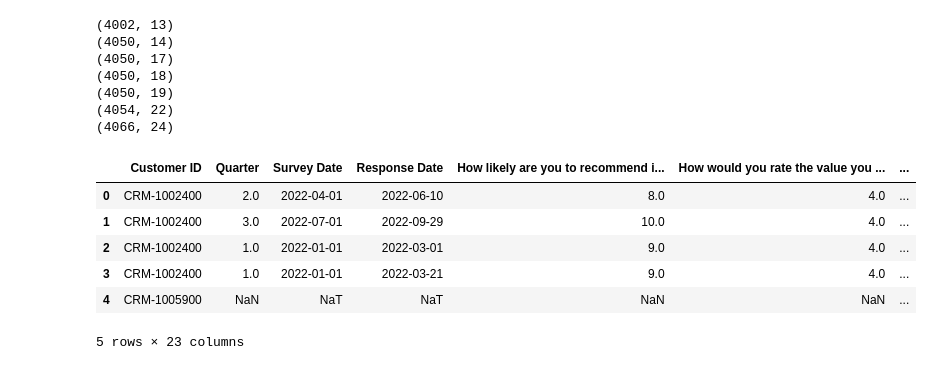
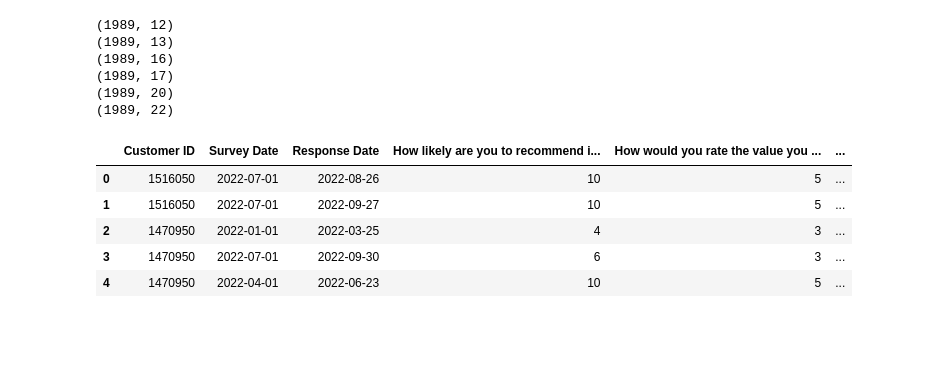
Before and after one commit to EfeDogan/datathon, a Jupyter notebook: main.ipynb, the cells around one changed output. Saved outputs shown, nothing was run; the diff lists cells and outputs as text; code cells hidden in the pictures; blank space fills up the shorter version.

```diff
--- a/main.ipynb
+++ b/main.ipynb
@@ -11,56 +11,57 @@ mrr_data = pd.read_csv('data/Customer_MRR_Data.csv')
 revenue_data = pd.read_csv('data/Customer_Revenue_Data.csv')
 ticket_data = pd.read_csv('data/Help_Ticket_Data.csv')
 interaction_data = pd.read_csv('data/Newsletter_Interaction_Data.csv')
 bugtask_data = pd.read_csv('data/Product_Bug_Task_Data.csv')
 region_data = pd.read_csv('data/RegionAndVertical_Data.csv')
 status_data = pd.read_csv('data/StatusAndLevel_Data.csv')
 
 # change column name on age data
 age_data.rename(columns={'CRM ID':'Customer ID','Customer Age (Months)':'Age'}, inplace=True)
 
-survey_data["order"] = survey_data.groupby("Customer ID").cumcount()
-bugtask_data["order"] = bugtask_data.groupby("Customer ID").cumcount()
+#survey_data["order"] = survey_data.groupby("Customer ID").cumcount()
+#bugtask_data["order"] = bugtask_data.groupby("Customer ID").cumcount()
 
 # merge all datasets
-df = pd.merge(survey_data, age_data, on='Customer ID', how='outer')
+df = pd.merge(survey_data, age_data, on='Customer ID',how='left')
 print(df.shape)
-df = pd.merge(df, mrr_data, on='Customer ID', how='outer')
+df = pd.merge(df, mrr_data, on='Customer ID',how='left')
 print(df.shape)
-df = pd.merge(df, revenue_data, on='Customer ID', how='outer')
-df = pd.merge(df, ticket_data, on='Customer ID', how='outer')
+df = pd.merge(df, revenue_data, on='Customer ID',how='left')
+df = pd.merge(df, ticket_data, on='Customer ID',how='left')
 print(df.shape)
-df = pd.merge(df, interaction_data, on='Customer ID', how='outer')
+df = pd.merge(df, interaction_data, on='Customer ID',how='left')
 print(df.shape)
-df = pd.merge(df, bugtask_data, on=["Customer ID", "order"], how='outer')
+#df = pd.merge(df, bugtask_data, on="Customer ID",how='left')
+#print(df.shape)
+df = pd.merge(df, region_data, on='Customer ID',how='left')
 print(df.shape)
-df = pd.merge(df, region_data, on='Customer ID', how='outer')
-print(df.shape)
-df = pd.merge(df, status_data, on='Customer ID', how='outer')
+df = pd.merge(df, status_data, on='Customer ID',how='left')
 print(df.shape)
 
 # change dates to datetime
 df["Survey Date"] = pd.to_datetime(df["Survey Date"])
 df["Response Date"] = pd.to_datetime(df["Response Date"])
 df['MRR'] = df['MRR'].replace('[\$,]', '', regex=True).astype(float)
+df['Total Revenue'] = df['Total Revenue'].replace('[\$,]', '', regex=True).astype(float)
+
 
 # split CRM- from the customer id
-# df['Customer ID'] = df['Customer ID'].apply(lambda x: x.split('CRM-')[1])
+df['Customer ID'] = df['Customer ID'].apply(lambda x: x.split('CRM-')[1])
 
 df.drop(columns=['Year'], inplace=True)
+df.drop(columns=['Quarter'], inplace=True)
 
 df.head()
 # %% [output]
-(4002, 13)
-(4050, 14)
-(4050, 17)
-(4050, 18)
-(4050, 19)
-(4054, 22)
-(4066, 24)
+(1989, 12)
+(1989, 13)
+(1989, 16)
+(1989, 17)
+(1989, 20)
+(1989, 22)
-|  | Customer ID | Quarter | Survey Date | Response Date | How likely are you to recommend i... | How would you rate the value you ... | ... |
-| 0 | CRM-1002400 | 2.0 | 2022-04-01 | 2022-06-10 | 8.0 | 4.0 | ... |
-| 1 | CRM-1002400 | 3.0 | 2022-07-01 | 2022-09-29 | 10.0 | 4.0 | ... |
-| 2 | CRM-1002400 | 1.0 | 2022-01-01 | 2022-03-01 | 9.0 | 4.0 | ... |
-| 3 | CRM-1002400 | 1.0 | 2022-01-01 | 2022-03-21 | 9.0 | 4.0 | ... |
-| 4 | CRM-1005900 | NaN | NaT | NaT | NaN | NaN | ... |
+|  | Customer ID | Survey Date | Response Date | How likely are you to recommend i... | How would you rate the value you ... | ... |
+| 0 | 1516050 | 2022-07-01 | 2022-08-26 | 10 | 5 | ... |
+| 1 | 1516050 | 2022-07-01 | 2022-09-27 | 10 | 5 | ... |
+| 2 | 1470950 | 2022-01-01 | 2022-03-25 | 4 | 3 | ... |
+| 3 | 1470950 | 2022-07-01 | 2022-09-30 | 6 | 3 | ... |
+| 4 | 1470950 | 2022-04-01 | 2022-06-23 | 10 | 5 | ... |
-5 rows × 23 columns
```
Also changed, not shown: parts of 19 cells of this notebook, 1 other file.
